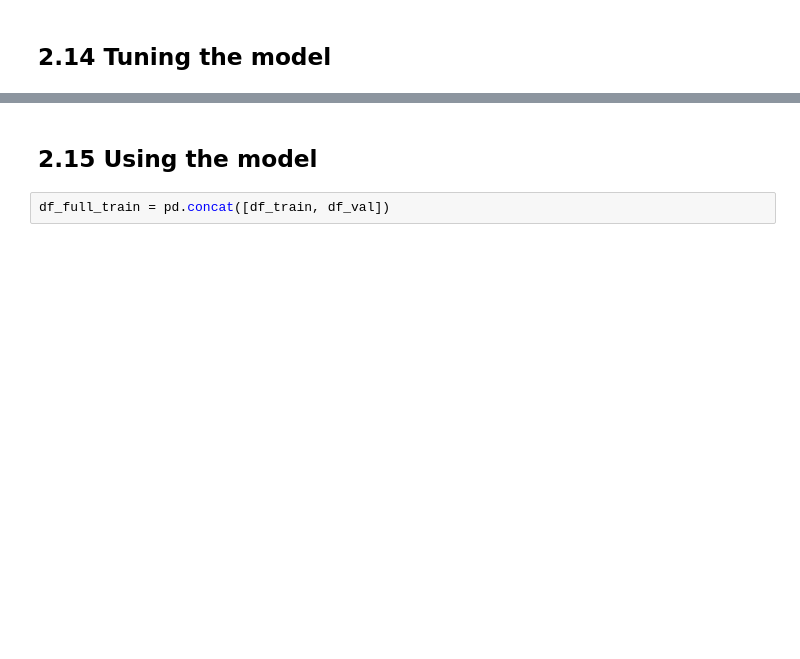
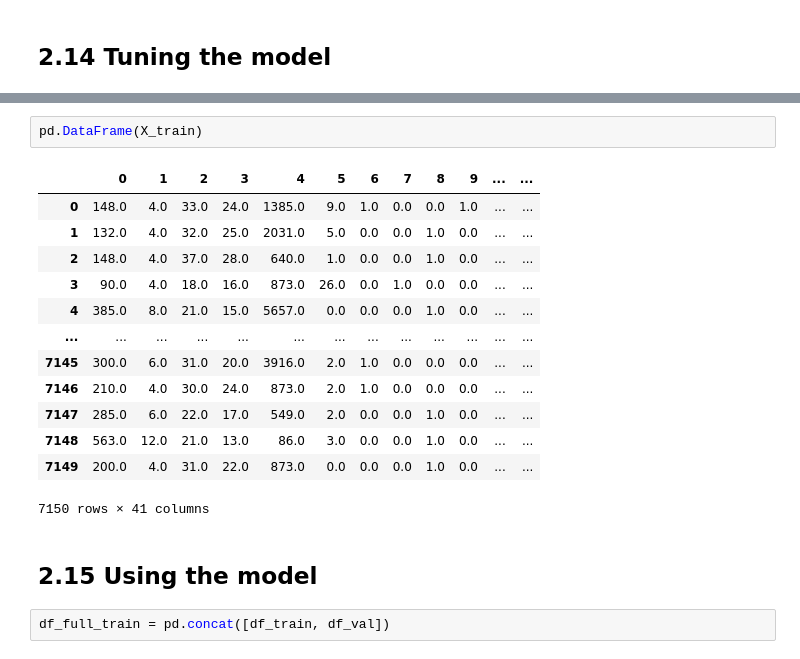
Before and after one commit to KonuTech/machine-learning-zoomcamp, a Jupyter notebook: 02-regression/notebook.ipynb, the cells around one changed output, grey strips where cells are left out. Cells and saved outputs as stored; diff of their text form; blank space fills up the shorter version.

```diff
--- a/02-regression/notebook.ipynb
+++ b/02-regression/notebook.ipynb
@@ -676,3 +689,19 @@ score
+# %%
+pd.DataFrame(X_train)
+# %% [output]
+|  | 0 | 1 | 2 | 3 | 4 | 5 | 6 | 7 | 8 | 9 | ... | ... |
+| 0 | 148.0 | 4.0 | 33.0 | 24.0 | 1385.0 | 9.0 | 1.0 | 0.0 | 0.0 | 1.0 | ... | ... |
+| 1 | 132.0 | 4.0 | 32.0 | 25.0 | 2031.0 | 5.0 | 0.0 | 0.0 | 1.0 | 0.0 | ... | ... |
+| 2 | 148.0 | 4.0 | 37.0 | 28.0 | 640.0 | 1.0 | 0.0 | 0.0 | 1.0 | 0.0 | ... | ... |
+| 3 | 90.0 | 4.0 | 18.0 | 16.0 | 873.0 | 26.0 | 0.0 | 1.0 | 0.0 | 0.0 | ... | ... |
+| 4 | 385.0 | 8.0 | 21.0 | 15.0 | 5657.0 | 0.0 | 0.0 | 0.0 | 1.0 | 0.0 | ... | ... |
+| ... | ... | ... | ... | ... | ... | ... | ... | ... | ... | ... | ... | ... |
+| 7145 | 300.0 | 6.0 | 31.0 | 20.0 | 3916.0 | 2.0 | 1.0 | 0.0 | 0.0 | 0.0 | ... | ... |
+| 7146 | 210.0 | 4.0 | 30.0 | 24.0 | 873.0 | 2.0 | 1.0 | 0.0 | 0.0 | 0.0 | ... | ... |
+| 7147 | 285.0 | 6.0 | 22.0 | 17.0 | 549.0 | 2.0 | 0.0 | 0.0 | 1.0 | 0.0 | ... | ... |
+| 7148 | 563.0 | 12.0 | 21.0 | 13.0 | 86.0 | 3.0 | 0.0 | 0.0 | 1.0 | 0.0 | ... | ... |
+| 7149 | 200.0 | 4.0 | 31.0 | 22.0 | 873.0 | 0.0 | 0.0 | 0.0 | 1.0 | 0.0 | ... | ... |
+7150 rows × 41 columns
 # %% [markdown]
 ## 2.15 Using the model
 # %%
```
Also changed, not shown: parts of 22 cells of this notebook, 3 other files.
